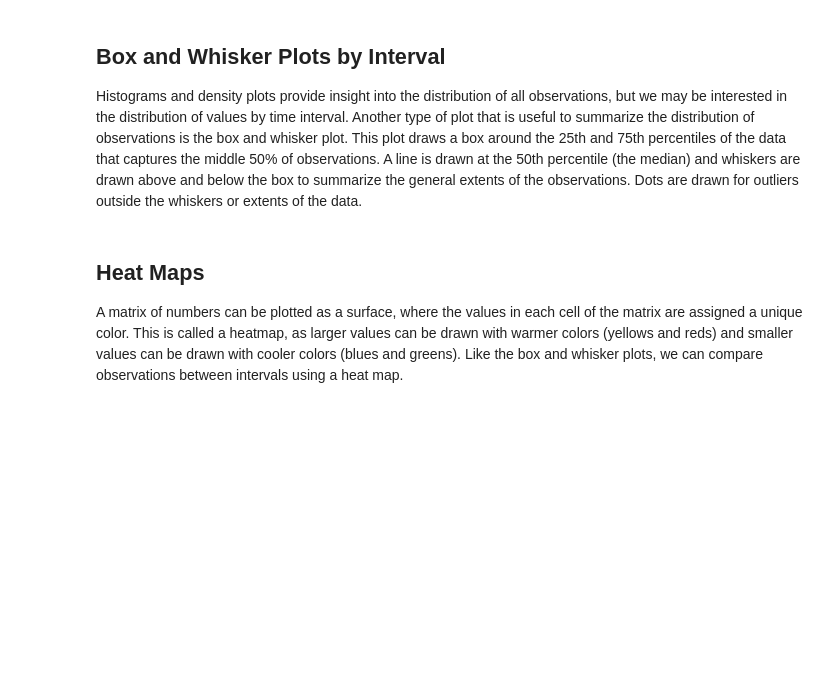
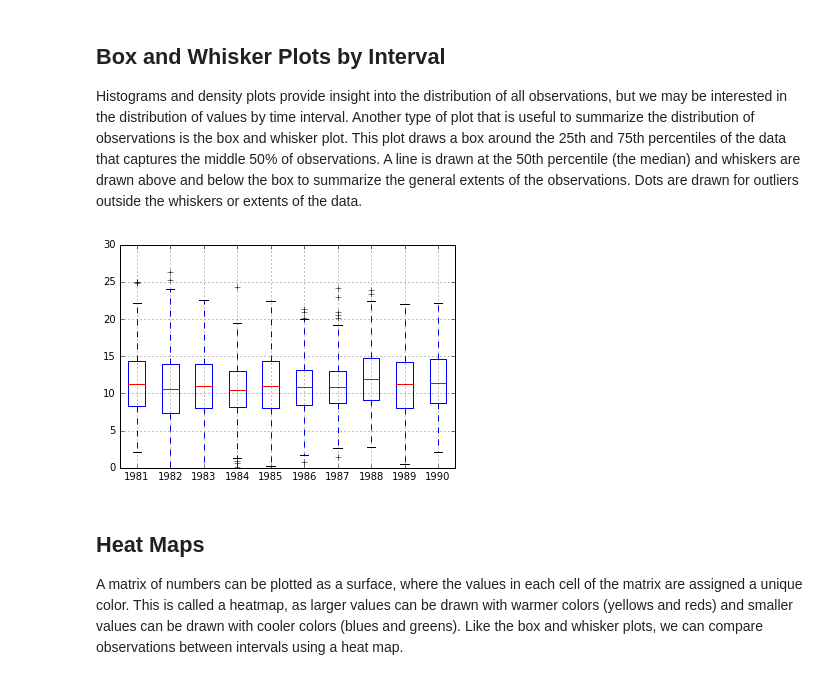
Before and after one commit to tlsandbox/ML-DL-NLP_CrashCourse, a Jupyter notebook: Python Time Series Course Part 1 Window_Visualize.ipynb, the cells around one changed output. Saved outputs shown, nothing was run; the diff lists cells and outputs as text; code cells hidden in the pictures; blank space fills up the shorter version.

```diff
--- a/Python Time Series Course Part 1 Window_Visualize.ipynb
+++ b/Python Time Series Course Part 1 Window_Visualize.ipynb
@@ -417,10 +417,18 @@ outliers outside the whiskers or extents of the data.
 # %%
+
+body = client_184c909a0f8b4c90a8ff5679aa933649.get_object(Bucket='singaporetec2017q416683ba55ac54eca8900e5dbf9712cf5',Key='daily-minimum-temperatures.csv')['Body']
+# add missing __iter__ method, so pandas accepts body as file-like object
+if not hasattr(body, "__iter__"): body.__iter__ = types.MethodType( __iter__, body )
+
+series = Series.from_csv(body, header=0)
 groups = series.groupby(TimeGrouper('A'))
 years = DataFrame()
 for name, group in groups:
-years[name.year] = group.values
+    years[name.year] = group.values
 years.boxplot()
 pyplot.show()
+# %% [output]
+[figure, added]
 # %% [markdown]
 ## Heat Maps
 A matrix of numbers can be plotted as a surface, where the values in each cell of the matrix are
```
Also changed, not shown: parts of 14 cells of this notebook.
